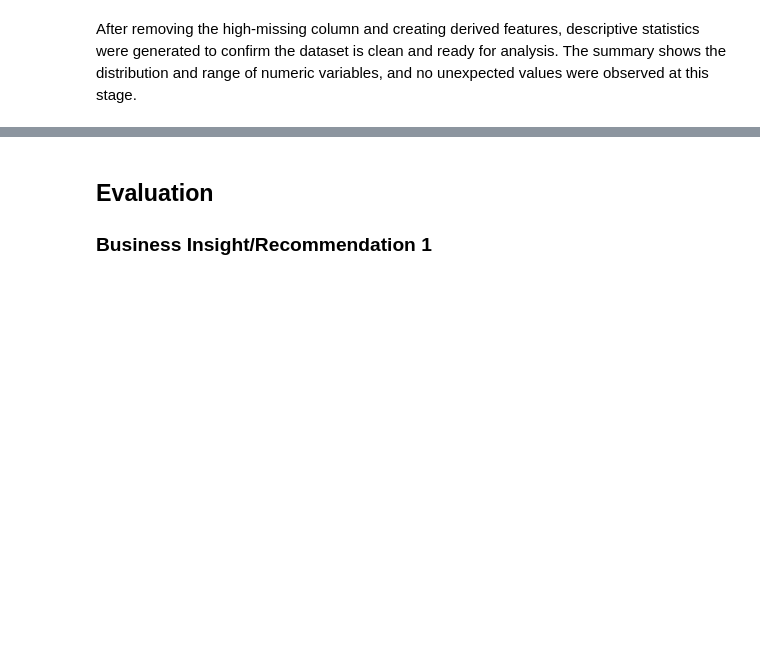
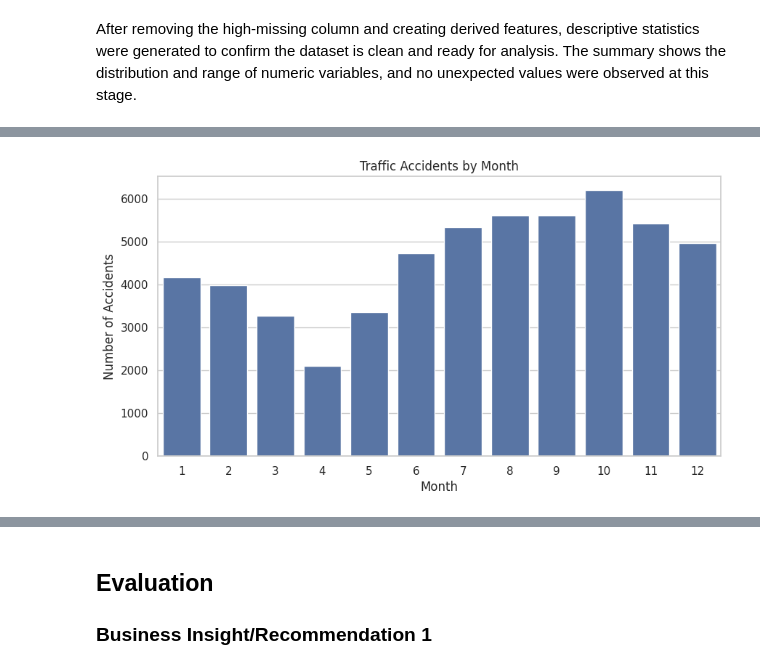
Before and after one commit to Bhojraj123/DS_Capstone_US_Traffic_Accident, a Jupyter notebook: DS_Capstone_Notebook.ipynb, the cells around one changed output, grey strips where cells are left out. Saved outputs shown, nothing was run; the diff lists cells and outputs as text; code cells hidden in the pictures; blank space fills up the shorter version.

```diff
--- a/DS_Capstone_Notebook.ipynb
+++ b/DS_Capstone_Notebook.ipynb
@@ -126,0 +127,19 @@ Text here
+# %%
+#Required Libraries
+import pandas as pd
+import numpy as np
+import matplotlib.pyplot as plt
+import seaborn as sns
+sns.set(style="whitegrid")
+
+#Business question1. When do traffic accidents occurs most frequently
+monthly_accidents = df["MONTH"].value_counts().sort_index()
+
+plt.figure(figsize=(10,5))
+sns.barplot(x=monthly_accidents.index, y=monthly_accidents.values)
+plt.title("Traffic Accidents by Month")
+plt.xlabel("Month")
+plt.ylabel("Number of Accidents")
+plt.show()
+# %% [output]
+[figure, added]
```
Also changed, not shown: parts of 11 cells of this notebook.
